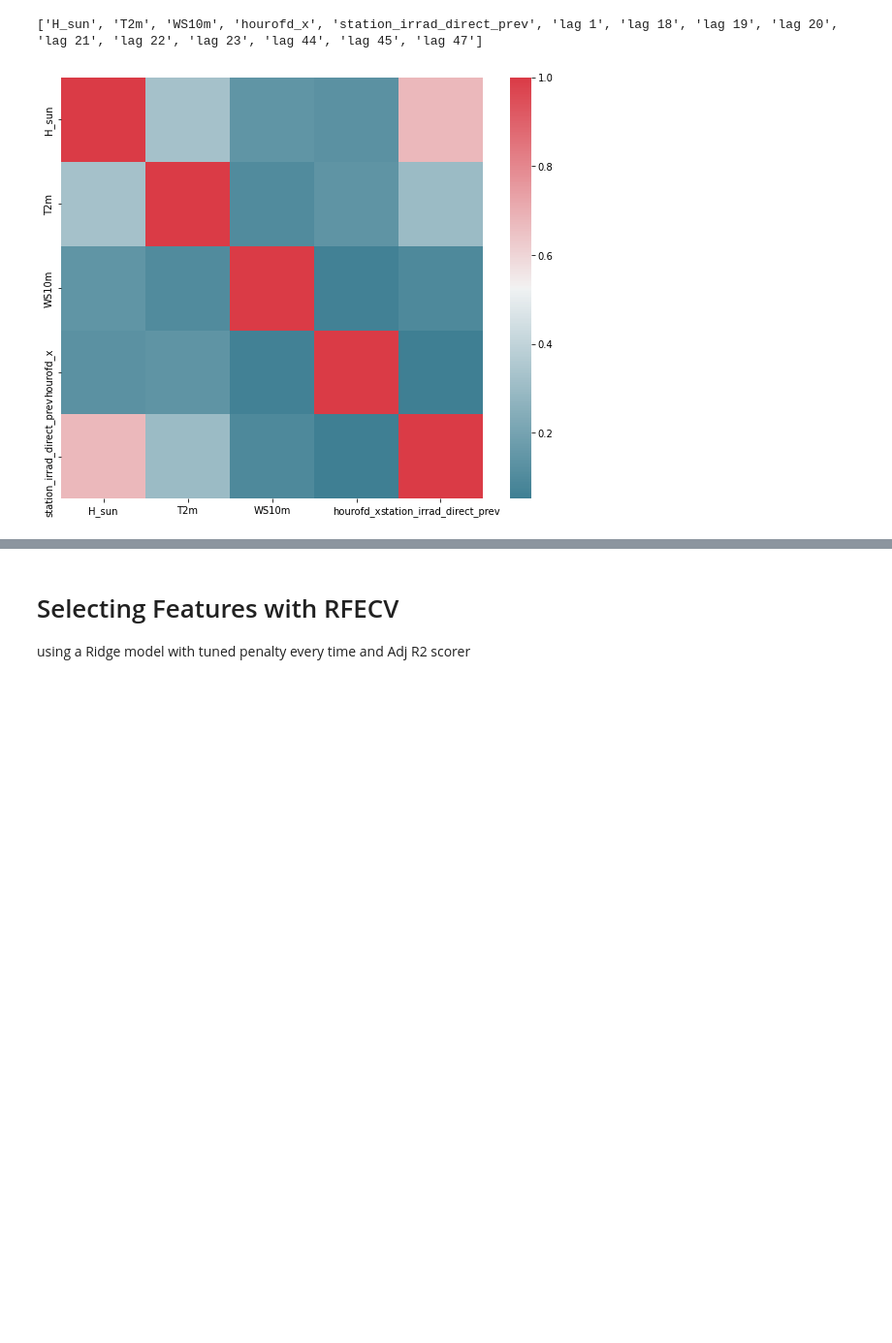
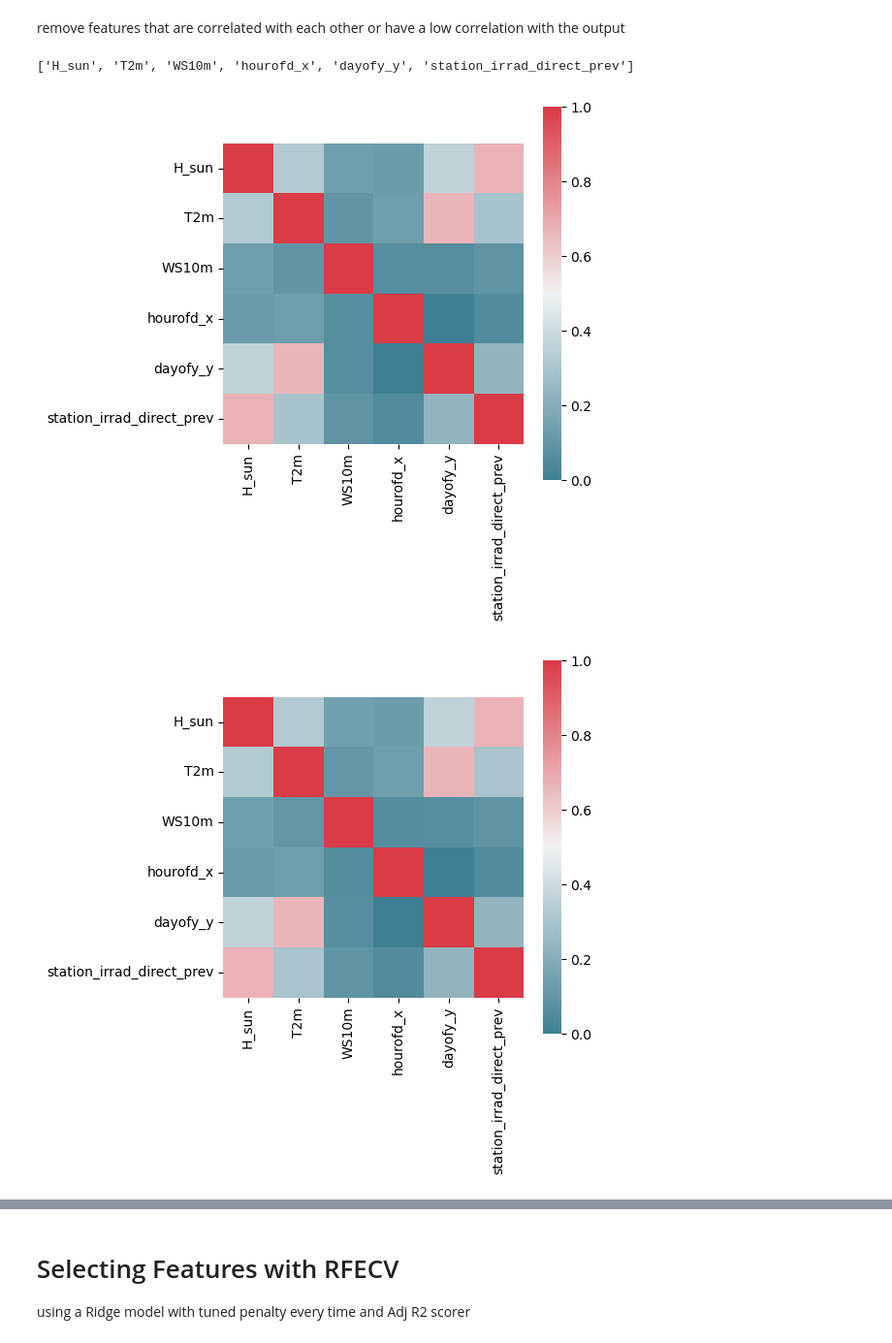
Before and after one commit to MahrokhGB/Synthetic_PV_Profiles, a Jupyter notebook: samples/PV/2_feature_eng.ipynb, the cells around one changed output, grey strips where cells are left out. Shown at 97% size. Saved outputs shown, nothing was run; the diff lists cells and outputs as text; code cells hidden in the pictures; blank space fills up the shorter version.

```diff
--- a/samples/PV/2_feature_eng.ipynb
+++ b/samples/PV/2_feature_eng.ipynb
@@ -47,8 +50,8 @@ number of features = 19
 # %%
 # reconstruct houses
 from house_pv import reconstruct_house
-scenario_name_recons='15y'
-clients_subset = [0]
+scenario_name_recons='5y'
+clients_subset = [12, 14, 15, 17, 22]
 houses = [None] * env_dict['num_clients']
 for client_num in clients_subset:
     houses[client_num] = reconstruct_house(
@@ -61,17 +66,25 @@ print('[INFO] reconstructed the ' + scenario_name_recons + ' scenario.')
 # %%
 # correlation map between features
 non_ar_feat_names = [x for x in env_dict['feature_names'] if not x.startswith('lag')]
+corr_av = np.zeros((len(non_ar_feat_names), len(non_ar_feat_names)))
 for client_num in clients_subset:
     # run correlation matrix and plot
     f, ax = plt.subplots(figsize=(10, 8))
     corr = houses[client_num].data_power.loc[:, non_ar_feat_names].corr()
-    sns.heatmap(np.abs(corr), mask=np.zeros_like(corr, dtype=np.bool),
+    corr_av += np.abs(corr)
+    sns.heatmap(np.abs(corr), mask=np.zeros_like(corr, dtype=bool),
                 cmap=sns.diverging_palette(220, 10, as_cmap=True),
                 square=True, ax=ax)
+corr_av = corr_av/len(clients_subset)
 
 msg = '[RES] observations:'
-msg += '\n1) H_sun, hourofd_y, irrad_direct, and irrad_diffuse are highly correlated'
-msg += '\n2) dayofy_y and T2m are highly correlated'
+for row_ind, row in enumerate(corr_av.index):
+    for col_ind, col in enumerate(corr_av.columns):
+        if row_ind<col_ind:
+            if np.abs(corr_av.iloc[row_ind, col_ind])>=0.75:
+                msg += '\n' + row + ' and ' + col + ' are highly correlated (|corr|={:0.2f})'.format(np.abs(corr_av.iloc[row_ind, col_ind]))
+            elif np.abs(corr_av.iloc[row_ind, col_ind])>=0.5:
+                msg += '\n' + row + ' and ' + col + ' are slightly correlated (|corr|={:0.2f})'.format(np.abs(corr_av.iloc[row_ind, col_ind]))
 print(msg)
 # %% [output]
 [RES] observations:
@@ -81,13 +103,17 @@ print(msg)
 # %%
 # correlation with the power
 non_ar_feat_names = [x for x in env_dict['feature_names'] if not x.startswith('lag')]
+corr_out = pd.DataFrame(columns = ['Client '+str(client_num) for client_num in clients_subset])
 for client_num in clients_subset:
-    print('\nClient {:2.0f}'.format(client_num))
-    corr = houses[client_num].data_power.loc[:, non_ar_feat_names].corrwith(houses[client_num].data_power.loc[:, 'target'])
-    print(corr)
+    corr_out.loc[:, 'Client '+str(client_num)] = houses[client_num].data_power.loc[:, non_ar_feat_names].corrwith(houses[client_num].data_power.loc[:, 'target'])
+corr_out['Average'] = corr_out.mean(numeric_only=True, axis=1)
+print(corr_out)
 
 
 msg = '\n[RES] observations:'
-msg += '\n1) correlation with dayofy_x is very low '
+for feature in corr_out.index:
+    corr_feat = corr_out.loc[feature, 'Average']
+    if np.abs(corr_feat)<0.05:
+        msg += '\ncorrelation of ' + feature + ' with the output is very low'
 print(msg)
 # %% [output]
@@ -108,18 +137,25 @@ dtype: float64
+# %% [markdown]
+remove features that are correlated with each other or have a low correlation with the output
 # %%
-for feature_name in ['hourofd_y', 'dayofy_y', 'dayofy_x', 'station_irrad_diffuse_prev']:
+non_ar_feat_remove = ['hourofd_y', 'station_irrad_diffuse_prev', 'dayofy_x']
+for feature_name in non_ar_feat_remove:
     remove_feature(
         env_dict=env_dict,
         feature_name=feature_name, in_place=True)
+    for house in houses:
+        if not house is None:
+            house.feature_names.remove(feature_name)
 
 print(env_dict['feature_names'])
 non_ar_feat_names = [x for x in env_dict['feature_names'] if not x.startswith('lag')]
 for client_num in clients_subset:
     # run correlation matrix and plot
-    f, ax = plt.subplots(figsize=(10, 8))
+    f, ax = plt.subplots(figsize=(5, 5))
     corr = houses[client_num].data_power.loc[:, non_ar_feat_names].corr()
-    sns.heatmap(np.abs(corr), mask=np.zeros_like(corr, dtype=np.bool),
+    sns.heatmap(np.abs(corr), mask=np.zeros_like(corr, dtype=bool),
                 cmap=sns.diverging_palette(220, 10, as_cmap=True),
                 square=True, ax=ax)
 # %% [output]
-['H_sun', 'T2m', 'WS10m', 'hourofd_x', 'station_irrad_direct_prev', 'lag 1', 'lag 18', 'lag 19', 'lag 20', 'lag 21', 'lag 22', 'lag 23', 'lag 44', 'lag 45', 'lag 47']
+['H_sun', 'T2m', 'WS10m', 'hourofd_x', 'dayofy_y', 'station_irrad_direct_prev']
-[figure, old version]
+[figure, new version]
+[figure, added]
```
Also changed, not shown: parts of 26 cells of this notebook, 8 other files.
